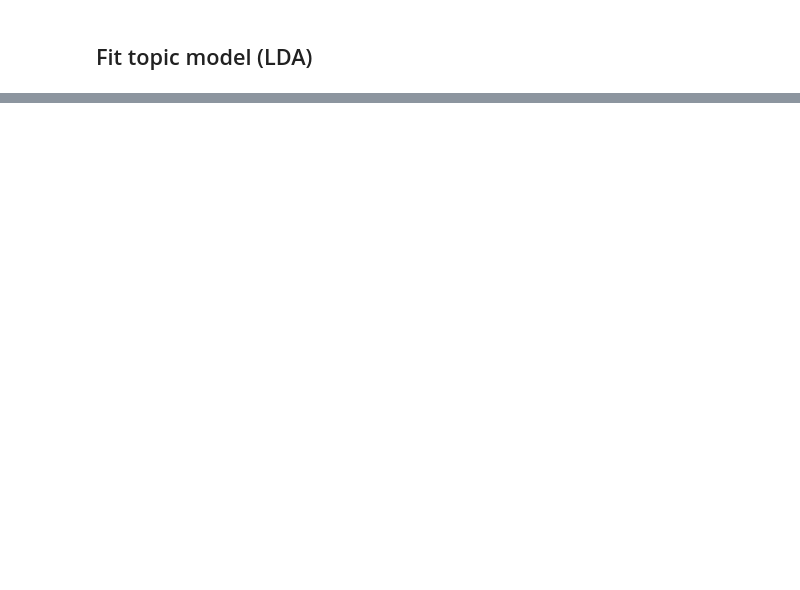
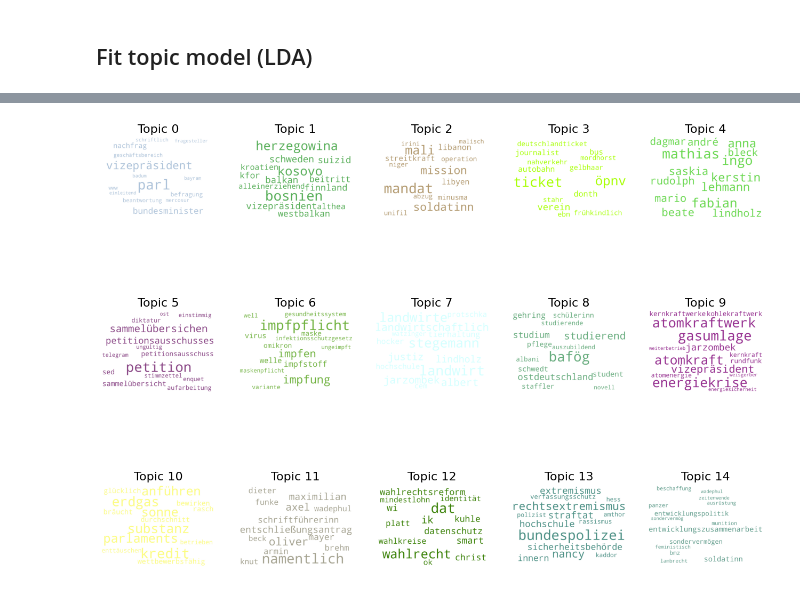
Before and after one commit to AlexSkowron/Bundestag_topics, a Jupyter notebook: BT_topics_project.ipynb, the cells around one changed output, grey strips where cells are left out. Drawn from its saved outputs; the diff is of its cells as text; code cells hidden in the pictures; blank space fills up the shorter version.

```diff
--- a/BT_topics_project.ipynb
+++ b/BT_topics_project.ipynb
@@ -400,0 +471,8 @@ tickdates=pd.DataFrame(["2022-01-01" "2022-07-01" "2023-01-01"])
+# %%
+# explore the words with highest probability per topic
+topics_dist = lda_model.topic_word_
+n_top_words = 15
+for i, topic_dist in enumerate(topics_dist):
+    top_idxs = np.argsort(topic_dist)[:-n_top_words:-1]
+    top_words = [idx2word[idx] for idx in top_idxs]
+    print('Topic {}: {}'.format(i, ' '.join(top_words)))
@@ -400,0 +497,15 @@ tickdates=pd.DataFrame(["2022-01-01" "2022-07-01" "2023-01-01"])
+# %%
+!pip3 install wordcloud
+from wordcloud import WordCloud
+
+# define a set of colors for each topic
+cols = [color for name, color in mcolors.XKCD_COLORS.items()]  # more colors: 'mcolors.XKCD_COLORS'
+n_top_words = 15
+# create a wordcloud object
+cloud = WordCloud(background_color='white',
+                  width=2500,
+                  height=1800,
+                  max_words=n_top_words,
+                  colormap='tab10',
+                  color_func=lambda *args, **kwargs: cols[i],
+                  prefer_horizontal=1.0)
@@ -400,0 +525,22 @@ tickdates=pd.DataFrame(["2022-01-01" "2022-07-01" "2023-01-01"])
+# %%
+# create figure for the first 15 topics
+!pip3 install wordcloud
+from wordcloud import WordCloud
+
+fig, axes = plt.subplots(3, 5, figsize=(16,12), sharex=True, sharey=True)
+for i, ax in enumerate(axes.flatten()):
+
+    # select top words from topic
+    topic_dist = topics_dist[i]
+    top_idxs = np.argsort(topic_dist)[:-n_top_words:-1]
+    top_words = [idx2word[idx] for idx in top_idxs]
+    top_probs = [topic_dist[idx] for idx in top_idxs]
+    plot_dict = {top_words[i]:top_probs[i] for i in range(len(top_words))}
+
+    # generate subplot
+    fig.add_subplot(ax)
+    cloud.generate_from_frequencies(plot_dict, max_font_size=300)
+    plt.gca().imshow(cloud)
+    plt.gca().set_title('Topic ' + str(i), fontdict=dict(size=16))
+    plt.gca().axis('off')
+# %% [output]
@@ -400,0 +559 @@ tickdates=pd.DataFrame(["2022-01-01" "2022-07-01" "2023-01-01"])
+[figure, added]
```
Also changed, not shown: parts of 27 cells of this notebook.
